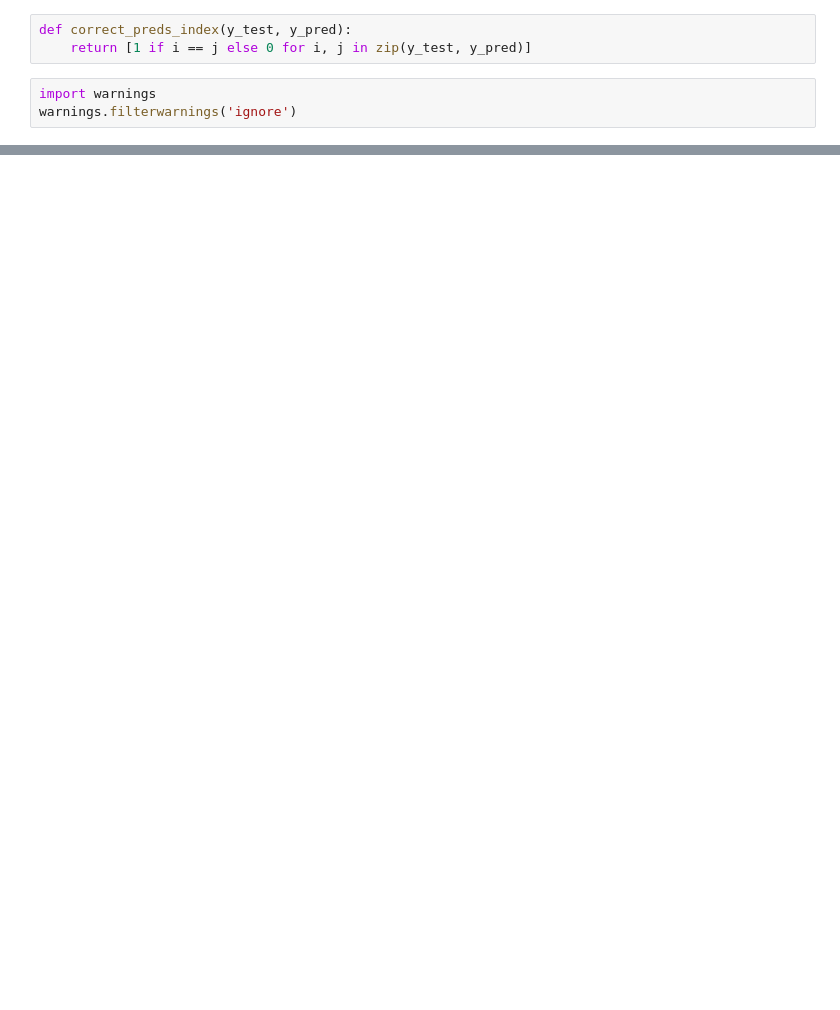
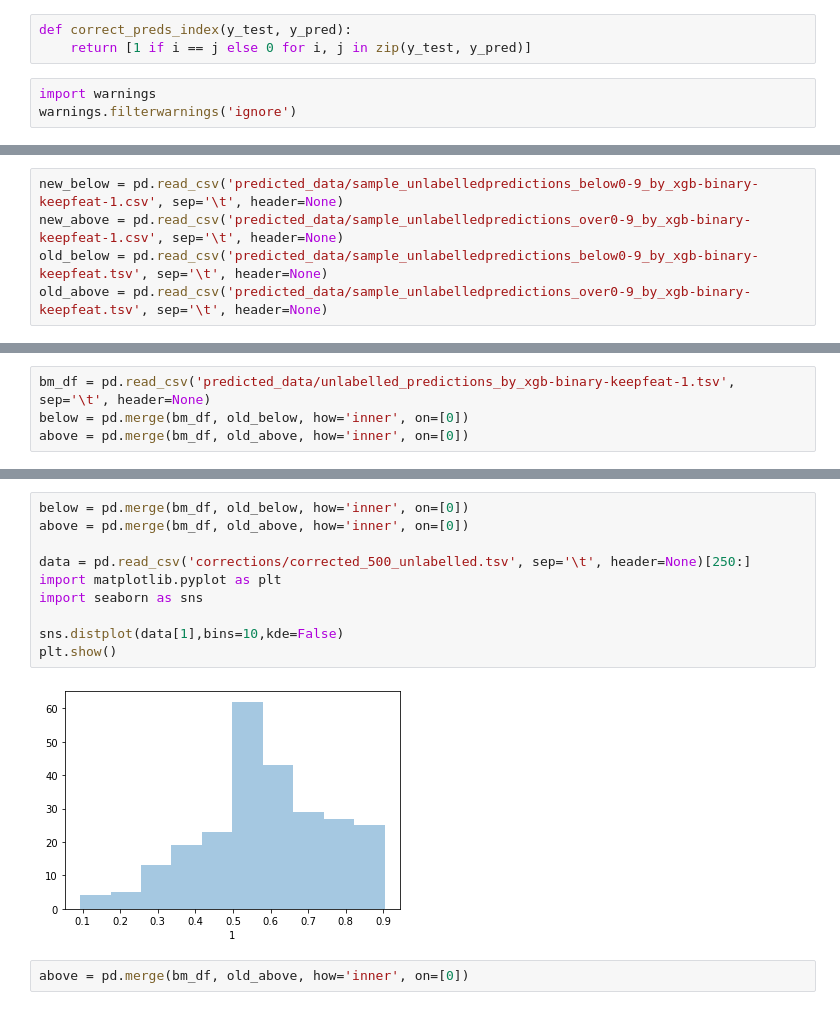
Before and after one commit to jmichellec/VU-Athena-Covid-Project, a Jupyter notebook: experience classification/run_whole_data.ipynb, the cells around one changed output, grey strips where cells are left out. Saved outputs shown, nothing was run; the diff lists cells and outputs as text; blank space fills up the shorter version.

```diff
--- a/experience classification/run_whole_data.ipynb
+++ b/experience classification/run_whole_data.ipynb
@@ -429,0 +492,5 @@ def main():
+# %%
+new_below = pd.read_csv('predicted_data/sample_unlabelledpredictions_below0-9_by_xgb-binary-keepfeat-1.csv', sep='\t', header=None)
+new_above = pd.read_csv('predicted_data/sample_unlabelledpredictions_over0-9_by_xgb-binary-keepfeat-1.csv', sep='\t', header=None)
+old_below = pd.read_csv('predicted_data/sample_unlabelledpredictions_below0-9_by_xgb-binary-keepfeat.tsv', sep='\t', header=None)
+old_above = pd.read_csv('predicted_data/sample_unlabelledpredictions_over0-9_by_xgb-binary-keepfeat.tsv', sep='\t', header=None)
@@ -429,0 +537,4 @@ def main():
+# %%
+bm_df = pd.read_csv('predicted_data/unlabelled_predictions_by_xgb-binary-keepfeat-1.tsv', sep='\t', header=None)
+below = pd.merge(bm_df, old_below, how='inner', on=[0])
+above = pd.merge(bm_df, old_above, how='inner', on=[0])
@@ -429,0 +572,14 @@ def main():
+# %%
+below = pd.merge(bm_df, old_below, how='inner', on=[0])
+above = pd.merge(bm_df, old_above, how='inner', on=[0])
+
+data = pd.read_csv('corrections/corrected_500_unlabelled.tsv', sep='\t', header=None)[250:]
+import matplotlib.pyplot as plt
+import seaborn as sns
+
+sns.distplot(data[1],bins=10,kde=False)
+plt.show()
+# %% [output]
+[figure, added]
+# %%
+above = pd.merge(bm_df, old_above, how='inner', on=[0])
```
Also changed, not shown: parts of 22 cells of this notebook, 2 other files.
